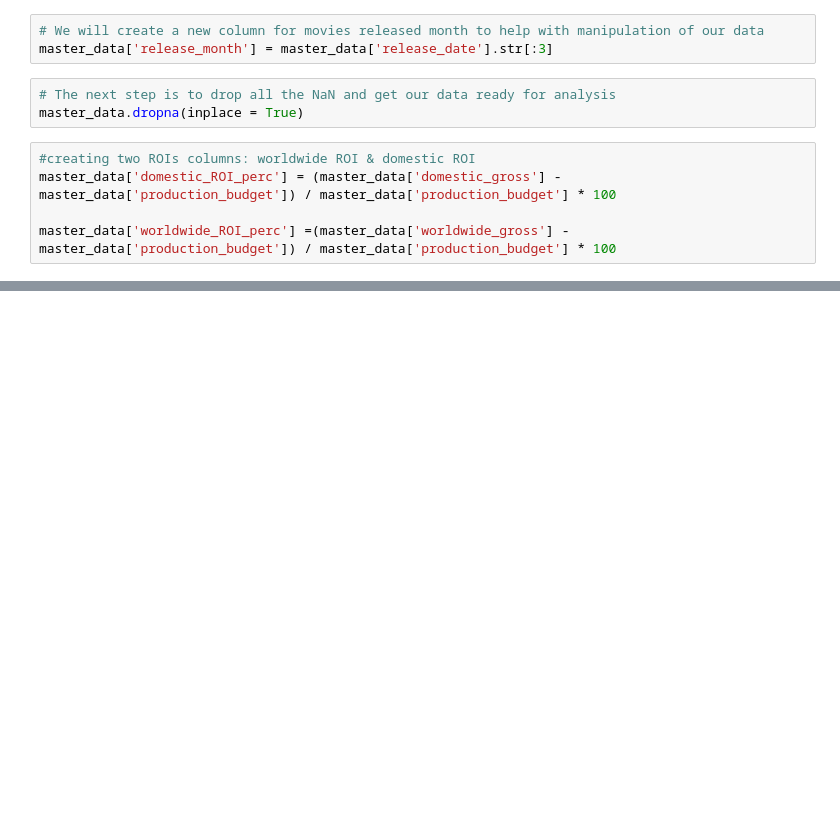
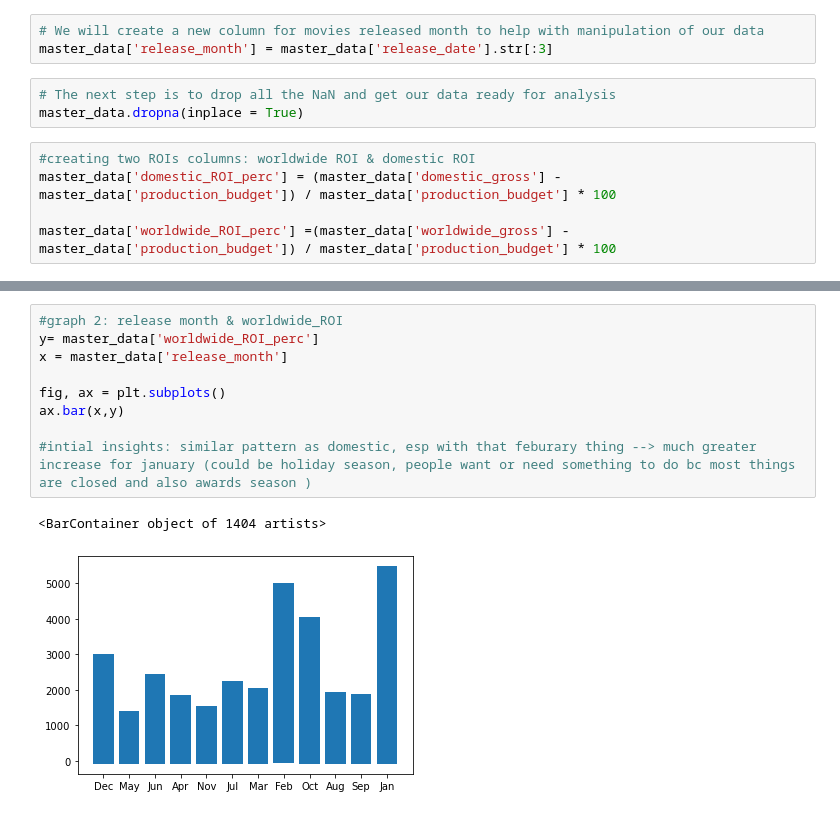
Before and after one commit to sarahadamsjack/phase-1-project-1, a Jupyter notebook: Untitled.ipynb, the cells around one changed output, grey strips where cells are left out. Cells and saved outputs as stored; diff of their text form; blank space fills up the shorter version.

```diff
--- a/Untitled.ipynb
+++ b/Untitled.ipynb
@@ -136,0 +153,12 @@ master_data.head()
+# %%
+#graph 2: release month & worldwide_ROI
+y= master_data['worldwide_ROI_perc']
+x = master_data['release_month']
+
+fig, ax = plt.subplots()
+ax.bar(x,y)
+
+#intial insights: similar pattern as domestic, esp with that feburary thing --> much greater increase for january (could be holiday season, people want or need something to do bc most things are closed and also awards season )
+# %% [output]
+<BarContainer object of 1404 artists>
+[figure, added]
```
Also changed, not shown: parts of 1 cell of this notebook.
